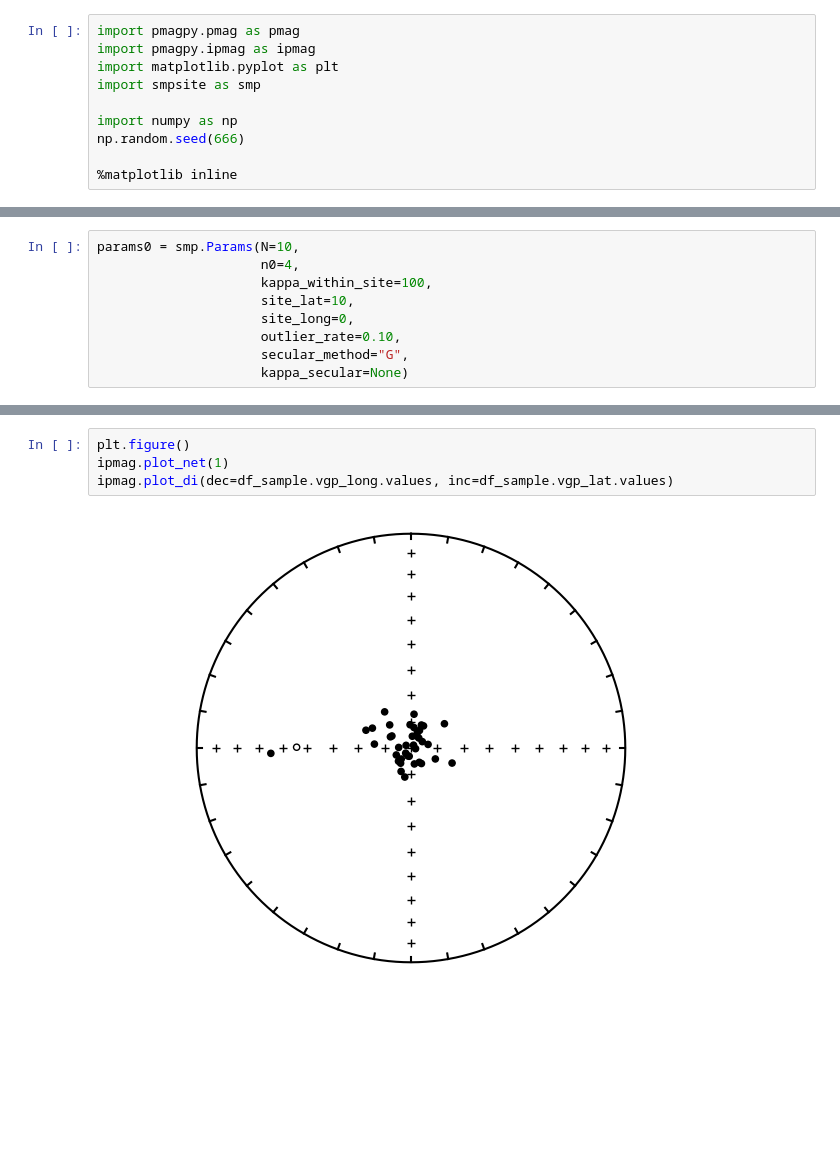
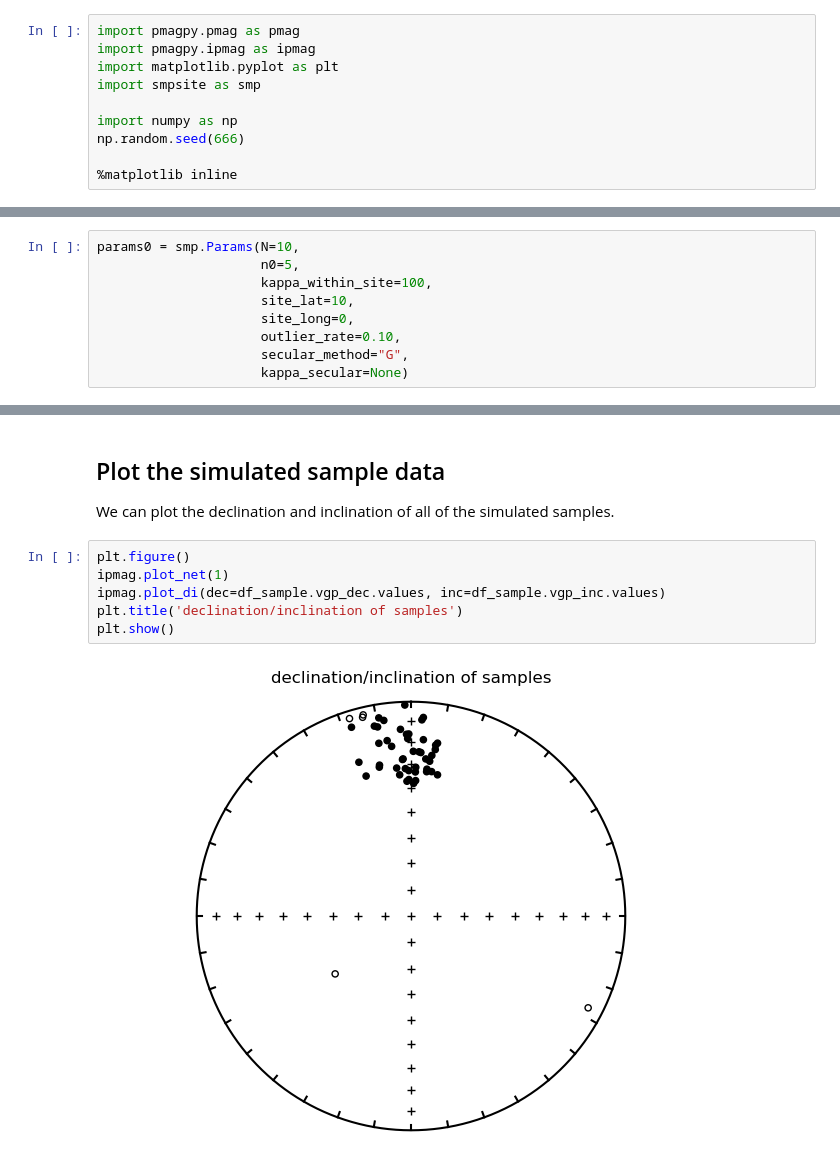
Before and after one commit to PolarWandering/PaleoSampling, a Jupyter notebook: _sources/notebooks/Sampling_example.ipynb, the cells around one changed output, grey strips where cells are left out. Cells and saved outputs as stored; diff of their text form; blank space fills up the shorter version.

```diff
--- a/_sources/notebooks/Sampling_example.ipynb
+++ b/_sources/notebooks/Sampling_example.ipynb
@@ -24,7 +26,7 @@ We define a parameter class defined inside `smpsite` that allow us to specify al
 - `kappa_secular`: In case of `secular_method="Fisher"`, it specifies the concentration parameter of the Fisher distribution.
 # %%
 params0 = smp.Params(N=10,
-                     n0=4,
+                     n0=5,
                      kappa_within_site=100,
                      site_lat=10,
                      site_long=0,
@@ -43,6 +54,12 @@ Wall time: 17.2 ms
+# %% [markdown]
+## Plot the simulated sample data
+
+We can plot the declination and inclination of all of the simulated samples.
 # %%
 plt.figure()
 ipmag.plot_net(1)
-ipmag.plot_di(dec=df_sample.vgp_long.values, inc=df_sample.vgp_lat.values)
+ipmag.plot_di(dec=df_sample.vgp_dec.values, inc=df_sample.vgp_inc.values)
+plt.title('declination/inclination of samples')
+plt.show()
 # %% [output]
-[figure, old version]
+[figure, new version]
```
Also changed, not shown: parts of 10 cells of this notebook, 8 other files.
